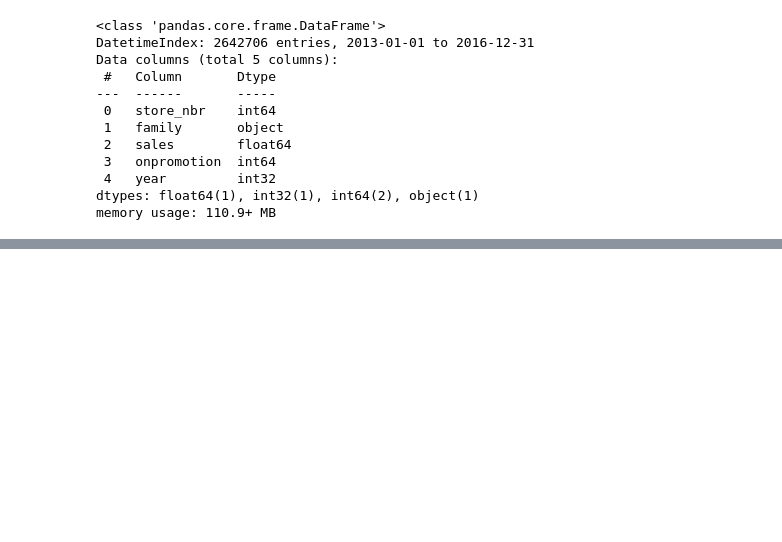
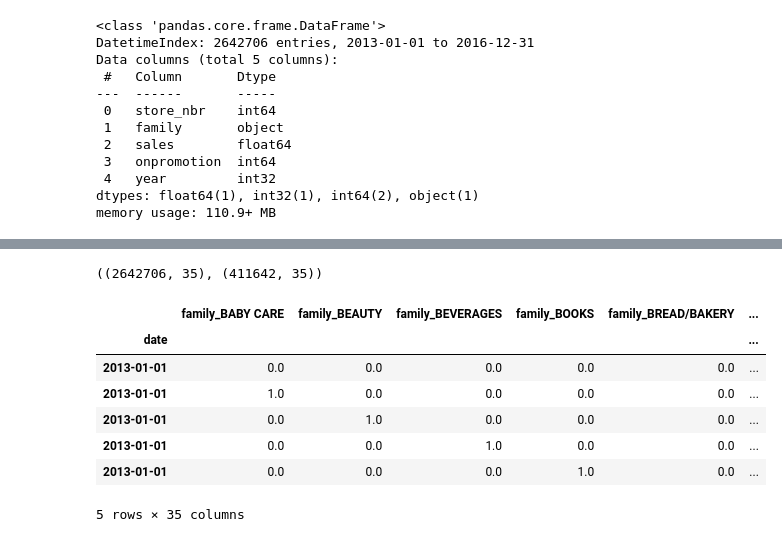
Before and after one commit to richmond-yeboah/Corporacion-Favorita-Stores-Sales-prediction, a Jupyter notebook: Notebooks/main.ipynb, the cells around one changed output, grey strips where cells are left out. Saved outputs shown, nothing was run; the diff lists cells and outputs as text; code cells hidden in the pictures; blank space fills up the shorter version.

```diff
--- a/Notebooks/main.ipynb
+++ b/Notebooks/main.ipynb
@@ -1319,0 +1333,12 @@ train_set_cat_encoded_df.head()
+# %%
+# Create a scaler object using MinMaxScaler
+
+scaler = MinMaxScaler()
+# %%
+# Use MinMaxScaler to scale the numerical columns of the training set
+scaler.fit(train_set_num_df)
+train_set_num_scaled = scaler.transform(train_set_num_df).tolist()
+train_set_num_scaled_df = pd.DataFrame(train_set_num_scaled, columns=scaler.get_feature_names_out(), index=train_index)
+
+# View the scaled columns of the training set
+train_set_num_scaled_df.head()
@@ -1319,0 +1369,21 @@ train_set_cat_encoded_df.head()
+# %%
+# Combine the encoded and scaled DataFrames to get the final training and validation sets
+train_final = pd.concat([train_set_cat_encoded_df, train_set_num_scaled_df], axis=1)
+val_final = pd.concat([val_set_cat_encoded_df, val_set_num_scaled_df], axis=1)
+
+# Print the shape of the final training and validation sets
+train_final.shape, val_final.shape
+# %% [output]
+((2642706, 35), (411642, 35))
+# %%
+
+train_final.head()
+# %% [output]
+|  | family_BABY CARE | family_BEAUTY | family_BEVERAGES | family_BOOKS | family_BREAD/BAKERY | ... |
+| date |  |  |  |  |  | ... |
+| 2013-01-01 | 0.0 | 0.0 | 0.0 | 0.0 | 0.0 | ... |
+| 2013-01-01 | 1.0 | 0.0 | 0.0 | 0.0 | 0.0 | ... |
+| 2013-01-01 | 0.0 | 1.0 | 0.0 | 0.0 | 0.0 | ... |
+| 2013-01-01 | 0.0 | 0.0 | 1.0 | 0.0 | 0.0 | ... |
+| 2013-01-01 | 0.0 | 0.0 | 0.0 | 1.0 | 0.0 | ... |
+5 rows × 35 columns
```
Also changed, not shown: parts of 42 cells of this notebook.
